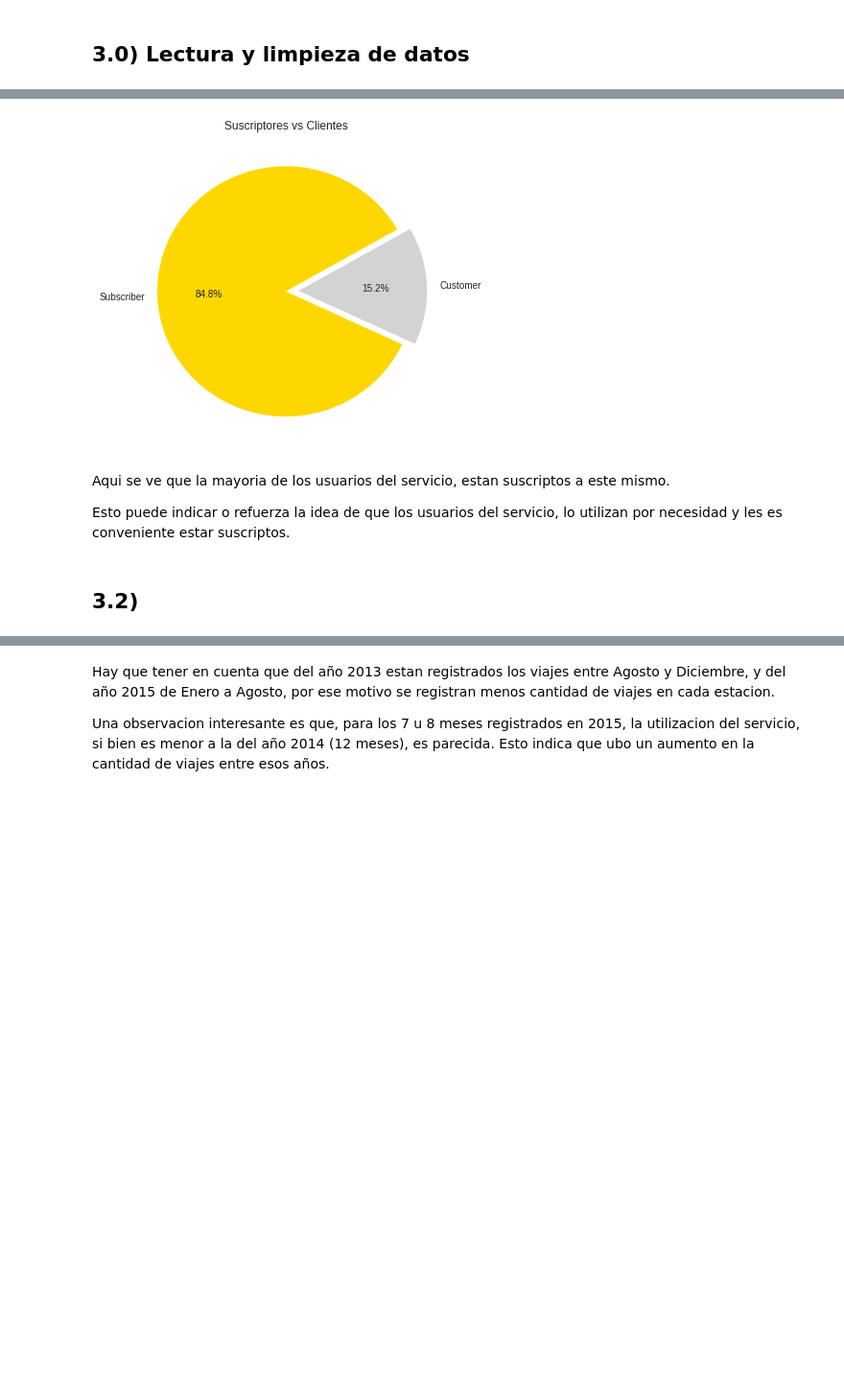
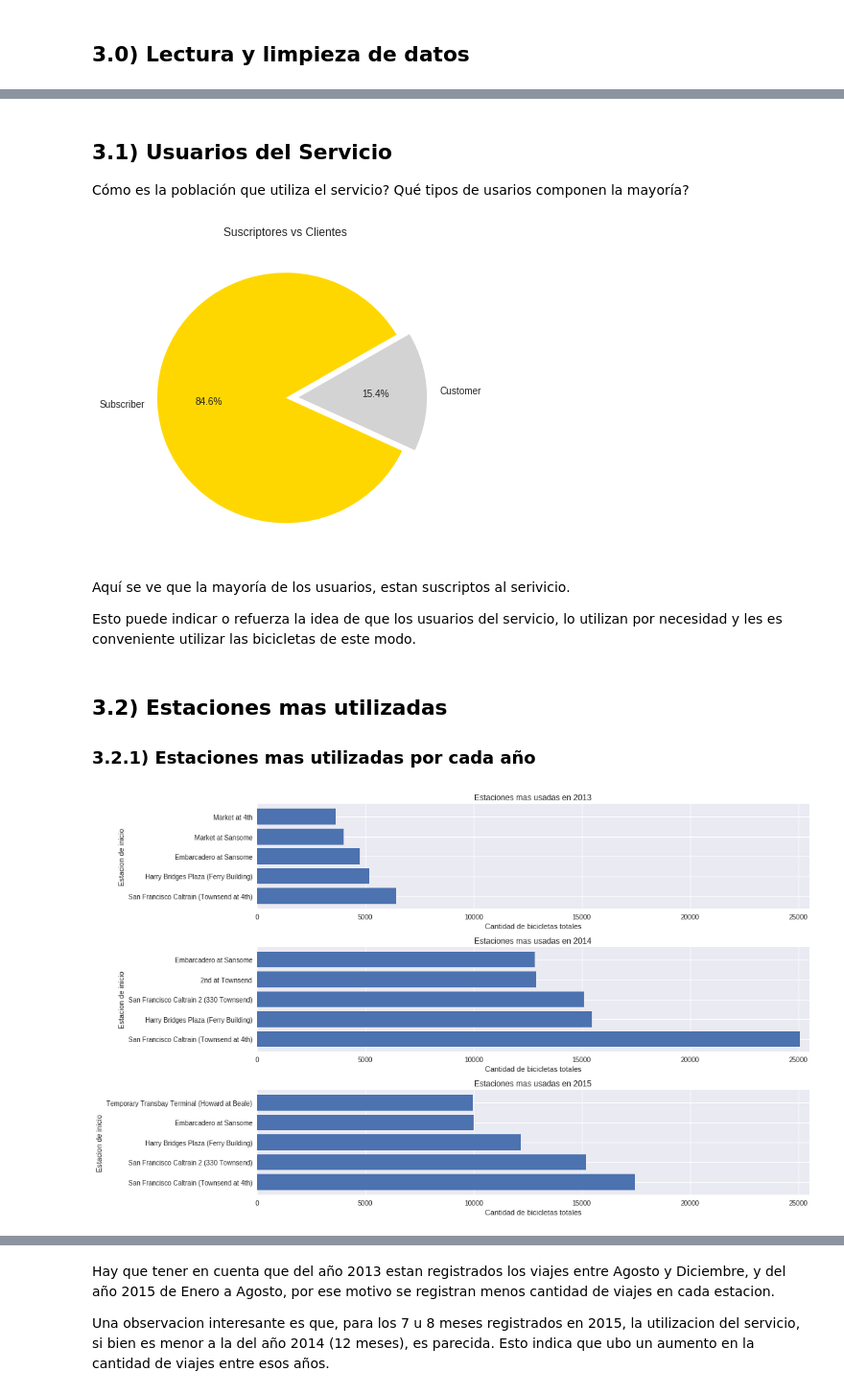
Before and after one commit to frisjon/tp1, a Jupyter notebook: notebooks/visu_viajes.ipynb, the cells around one changed output, grey strips where cells are left out. Shown at 96% size. Drawn from its saved outputs; the diff is of its cells as text; code cells hidden in the pictures; blank space fills up the shorter version.

```diff
--- a/notebooks/visu_viajes.ipynb
+++ b/notebooks/visu_viajes.ipynb
@@ -21,7 +21,7 @@ stations['date'] = pd.to_datetime(stations['date'])
 # %%
 trips = pd.read_csv('../data/trip.csv', low_memory=False)
 
-#Eliminamos este dato ya que no sera relevante para estos analisis
+#Se eliminan los zip-codes ya que no seran relevantes para estos analisis
 trips.drop('zip_code', 1, inplace=True)
 
 trips.rename(columns={'start_date'        :'s_date' ,
@@ -33,14 +33,16 @@ trips.rename(columns={'start_date'        :'s_date' ,
                       'subscription_type' :'subs'
                      }, inplace=True)
 
-# Cambio el formato de las fechas y tiempos de incio y fin de cada viaje
+#Se cambia el formato de las fechas y tiempos de incio y fin de cada viaje
 trips['s_date'] = pd.to_datetime(trips['s_date'], format='%m/%d/%Y %H:%M')
 trips['e_date'] = pd.to_datetime(trips['e_date'], format='%m/%d/%Y %H:%M')
 
-#Quitamos los viajes de duracion menor o igual a 3 minutos (180 segundos) y que de la misma estacion,
-#ya que pueden ser rutinas de mantenimiento o reparacion, etc
+#Se quitan los viajes de duracion menor o igual a 3 minutos (180 segundos) y de la misma estacion,
+# (porque pueden ser rutinas de mantenimiento o reparacion)
 trips = trips[-((trips['duration'] <= 180) & (trips['ss_id'] == trips['es_id']))]
-trips = trips[-(trips['duration'] > 28800)]
+
+## Los viajes de mas de 8 horas, creo que no afectan a lo que quiero analizar
+#trips = trips[-(trips['duration'] > 28800)]
 
 #Se ordenan los viajes por id
 trips = trips.sort_values(by='id')
@@ -51,30 +49,51 @@ Quienes utilizan mas el servicio? Suscriptores o clientes comunes?
+# %% [markdown]
+## 3.1) Usuarios del Servicio
+
+Cómo es la población que utiliza el servicio? Qué tipos de usarios componen la mayoría?
 # %%
+#Se separan los tipos de suscripción de cada viaje y se juntan los del mismo tipo
 subs = trips.groupby('subs').count()[['id']]
 lbls = subs.index.values
 vals = subs.values
 
-plt.figure(figsize=(6, 6))
-plt.title('Suscriptores vs Clientes')
-plt.pie(vals, explode=(0.1, 0), labels=lbls, colors=['lightgrey', 'gold'], autopct='%1.1f%%', startangle=-25)
-plt.savefig('../img/suscriptores_vs_clientes.png')
-plt.show()
+plt.figure(figsize=(6, 6));
+plt.title('Suscriptores vs Clientes');
+plt.pie(vals, explode=(0.1, 0), labels=lbls, colors=['lightgrey', 'gold'], autopct='%1.1f%%', startangle=-25);
+plt.savefig('../img/usuarios_del_servicio.png');
+plt.show();
 # %% [output]
-[figure, old version]
+[figure, new version]
 # %% [markdown]
-Aqui se ve que la mayoria de los usuarios del servicio, estan suscriptos a este mismo.
+Aquí se ve que la mayoría de los usuarios, estan suscriptos al serivicio.
 
-Esto puede indicar o refuerza la idea de que los usuarios del servicio, lo utilizan por necesidad y les es conveniente estar suscriptos.
+Esto puede indicar o refuerza la idea de que los usuarios del servicio, lo utilizan por necesidad y les es conveniente utilizar las bicicletas de este modo.
-# %% [markdown]
-## 3.2)
+# %% [markdown]
+## 3.2) Estaciones mas utilizadas
+
+### 3.2.1) Estaciones mas utilizadas por cada año
 # %%
-trips_13_15 = trips
-trips_2013 = trips['2014' > trips['s_date']].reset_index()
-trips_2014 = trips[('2014' < trips['s_date']) & (trips['s_date'] < '2015')].reset_index()
-trips_2015 = trips['2015' < trips['s_date']].reset_index()
+#Se separan los viajes segun el año
+trips_2013 = trips['2014' > trips['s_date']]
+trips_2014 = trips[('2014' < trips['s_date']) & (trips['s_date'] < '2015')]
+trips_2015 = trips['2015' < trips['s_date']]
 
-viajes_por_anio = [trips_2013, trips_2014, trips_2015]
+viaje_anio = [trips_2013, trips_2014, trips_2015]
 anios = ['2013', '2014', '2015']
 
-#Calculamos la suma de bicicletas que partieron de las estaciones usadas en cada año
-for i in range(len(viajes_por_anio)):
-    viajes_por_anio[i]=viajes_por_anio[i].groupby('ss_name')['id'].count().sort_values(ascending=False)
+plt.figure(figsize=(15, 9));
+
+for i in range(len(viaje_anio)):
+    #Se calcula la suma de bicicletas que partieron de las estaciones usadas en cada año
+    viaje_anio[i] = viaje_anio[i].groupby('ss_name')['id'].count().sort_values(ascending=False)
+
+    ax = plt.subplot(311 + i);
+    ax.set_xlim([0, 25500]);
+    plt.title('Estaciones mas usadas en ' + anios[i]);
+    plt.xlabel('Cantidad de bicicletas totales');
+    plt.ylabel('Estacion de inicio');
+    ax.barh([j for j in range(5)], [valor for valor in viaje_anio[i][:5].values],
+            tick_label=[viaje for viaje in viaje_anio[i][:5].index.values]);
+    plt.savefig('../img/estaciones_mas_usadas_en_' + anios[i] + '.png');
+plt.tight_layout();
+# %% [output]
+[figure, added]
```
Also changed, not shown: parts of 17 cells of this notebook.
